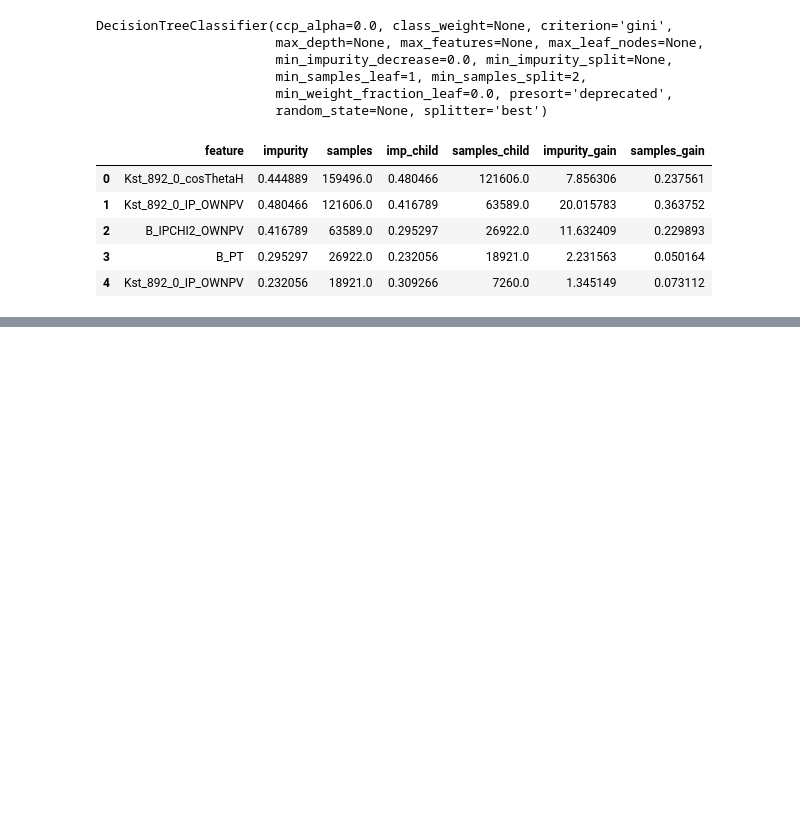
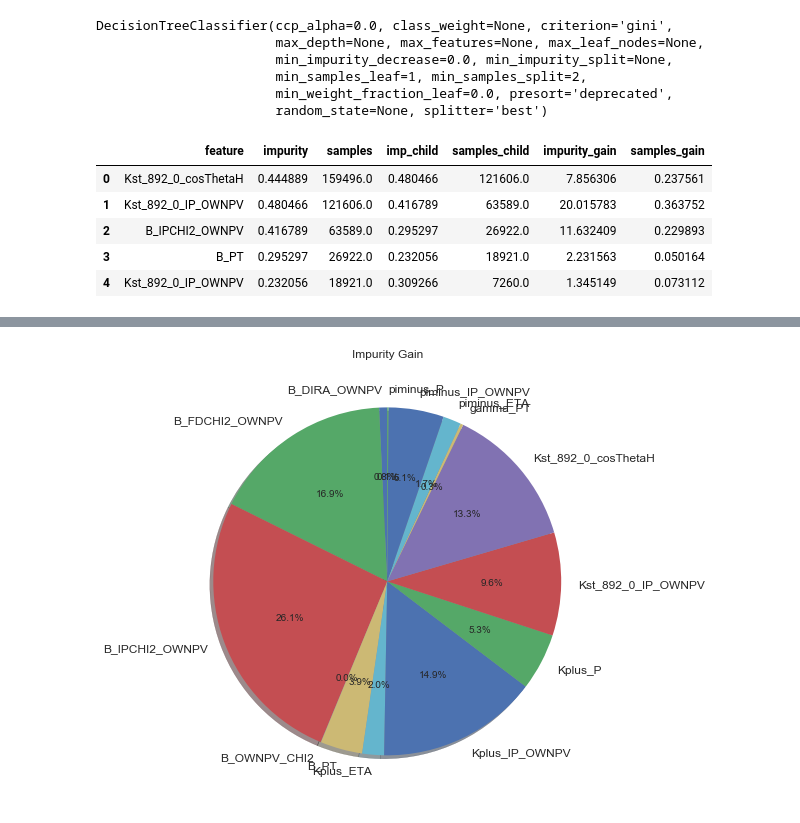
Before and after one commit to cmougan/CERN_kaggle, a Jupyter notebook: PathExplainer.ipynb, the cells around one changed output, grey strips where cells are left out. Drawn from its saved outputs; the diff is of its cells as text; code cells hidden in the pictures; blank space fills up the shorter version.

```diff
--- a/PathExplainer.ipynb
+++ b/PathExplainer.ipynb
@@ -98,0 +106,13 @@ pie_plot_filtered(res_g, "samples_gain", title="Impurity Gain")
+# %%
+impurities = [
+    return_impurity(tree, X_tr[X_tr.index == random.choice(X_tr.index)])
+    for tree in rf.estimators_
+]
+# %%
+grouped  =[im.groupby('feature',as_index=False).sum() for im in impurities]
+# %%
+aux = pd.DataFrame()
+for group in grouped:
+    aux = aux.append(group)
+# %%
+res_rf = aux.groupby('feature',as_index=False).sum()
@@ -98,0 +137,4 @@ pie_plot_filtered(res_g, "samples_gain", title="Impurity Gain")
+# %%
+pie_plot_filtered(res_rf, "samples_gain", title="Impurity Gain")
+# %% [output]
+[figure, added]
```
Also changed, not shown: parts of 5 cells of this notebook, 6 other files.
